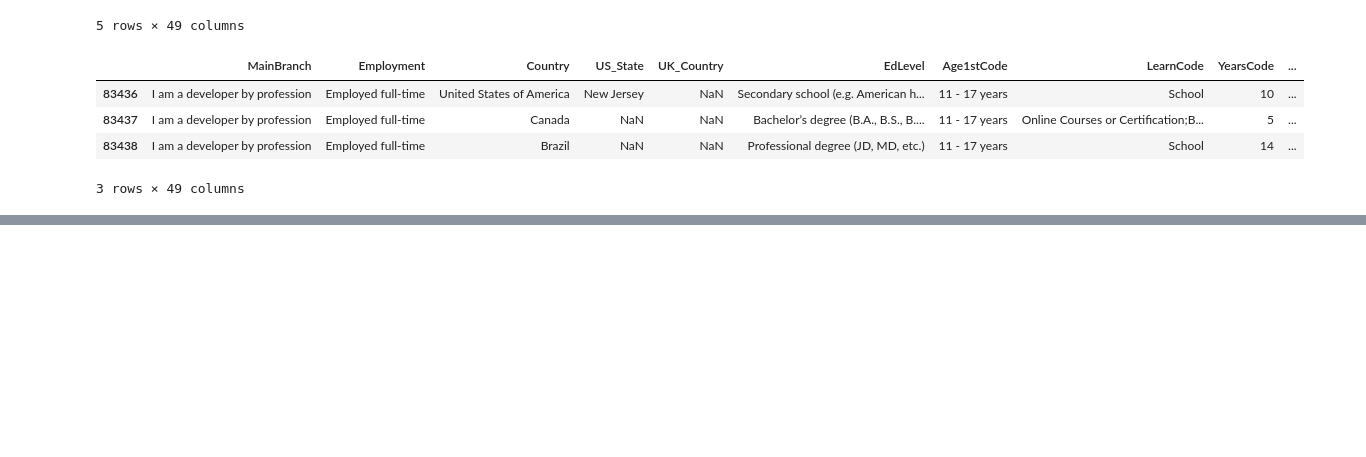
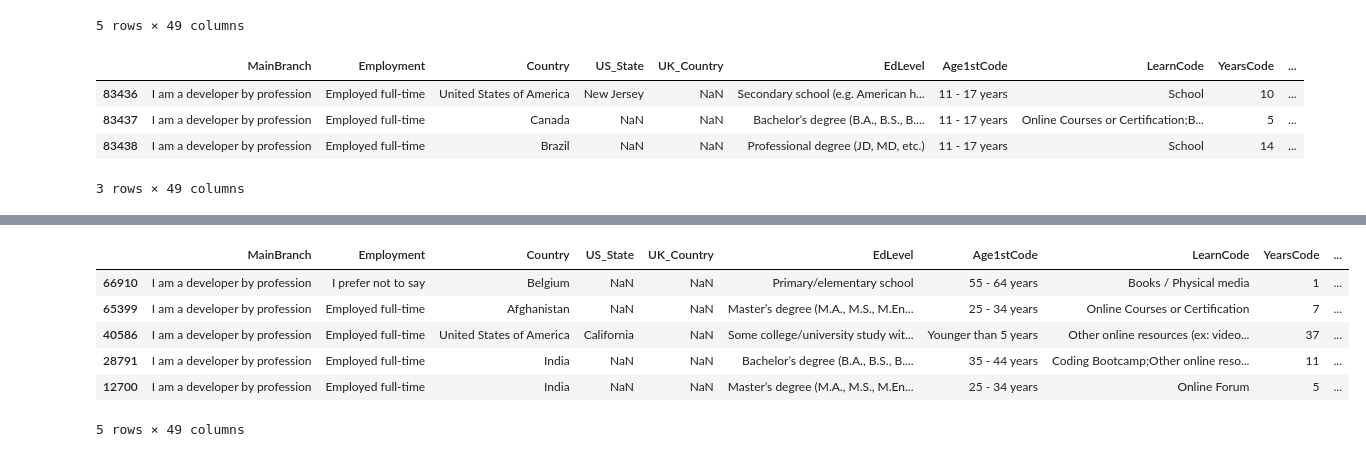
Before and after one commit to KekStroke/pandas-practice, a Jupyter notebook: Pandas Demo.ipynb, the cells around one changed output, grey strips where cells are left out. Saved outputs shown, nothing was run; the diff lists cells and outputs as text; code cells hidden in the pictures; blank space fills up the shorter version.

```diff
--- a/Pandas Demo.ipynb
+++ b/Pandas Demo.ipynb
@@ -592,0 +563,11 @@ df.nlargest(, columns=['YearSalaryUSD'])
+# %%
+# to get n largest/smallest values by column
+df.nlargest(5, columns=['YearSalaryUSD'])
+# %% [output]
+|  | MainBranch | Employment | Country | US_State | UK_Country | EdLevel | Age1stCode | LearnCode | YearsCode | ... |
+| 66910 | I am a developer by profession | I prefer not to say | Belgium | NaN | NaN | Primary/elementary school | 55 - 64 years | Books / Physical media | 1 | ... |
+| 65399 | I am a developer by profession | Employed full-time | Afghanistan | NaN | NaN | Master’s degree (M.A., M.S., M.En... | 25 - 34 years | Online Courses or Certification | 7 | ... |
+| 40586 | I am a developer by profession | Employed full-time | United States of America | California | NaN | Some college/university study wit... | Younger than 5 years | Other online resources (ex: video... | 37 | ... |
+| 28791 | I am a developer by profession | Employed full-time | India | NaN | NaN | Bachelor’s degree (B.A., B.S., B.... | 35 - 44 years | Coding Bootcamp;Other online reso... | 11 | ... |
+| 12700 | I am a developer by profession | Employed full-time | India | NaN | NaN | Master’s degree (M.A., M.S., M.En... | 25 - 34 years | Online Forum | 5 | ... |
+5 rows × 49 columns
```
Also changed, not shown: parts of 9 cells of this notebook.
